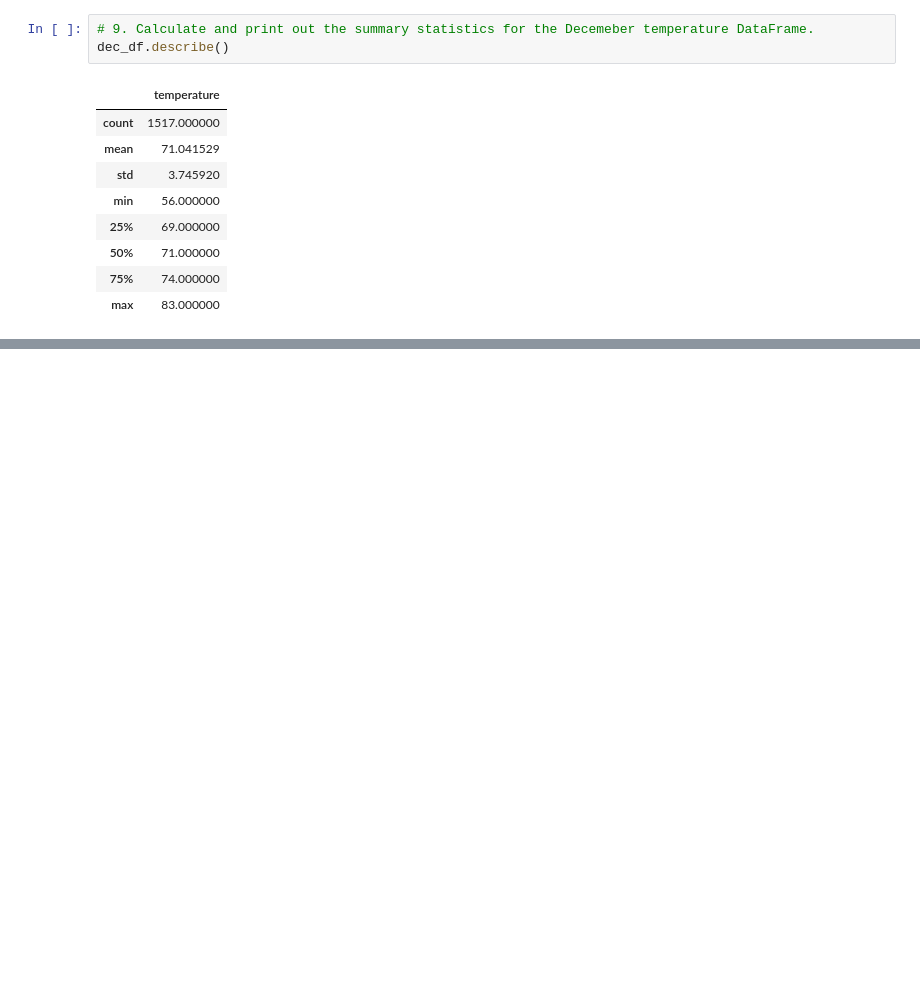
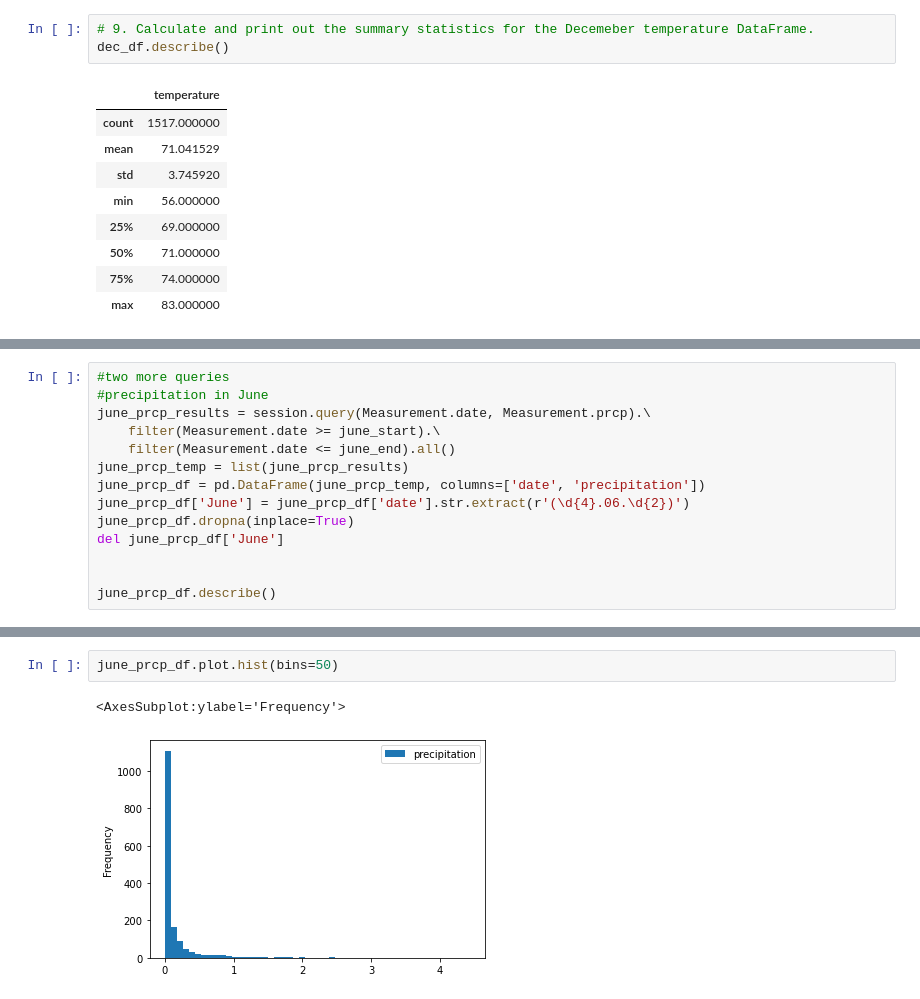
Before and after one commit to osvaldoferraz/surfs_up, a Jupyter notebook: SurfsUp_Challenge.ipynb, the cells around one changed output, grey strips where cells are left out. Drawn from its saved outputs; the diff is of its cells as text; blank space fills up the shorter version.

```diff
--- a/SurfsUp_Challenge.ipynb
+++ b/SurfsUp_Challenge.ipynb
@@ -176,0 +191,14 @@ dec_df.describe()
+# %%
+#two more queries
+#precipitation in June
+june_prcp_results = session.query(Measurement.date, Measurement.prcp).\
+    filter(Measurement.date >= june_start).\
+    filter(Measurement.date <= june_end).all()
+june_prcp_temp = list(june_prcp_results)
+june_prcp_df = pd.DataFrame(june_prcp_temp, columns=['date', 'precipitation'])
+june_prcp_df['June'] = june_prcp_df['date'].str.extract(r'(\d{4}.06.\d{2})')
+june_prcp_df.dropna(inplace=True)
+del june_prcp_df['June']
+
+
+june_prcp_df.describe()
@@ -176,0 +215,5 @@ dec_df.describe()
+# %%
+june_prcp_df.plot.hist(bins=50)
+# %% [output]
+<AxesSubplot:ylabel='Frequency'>
+[figure, added]
```
Also changed, not shown: parts of 7 cells of this notebook, 9 other files.
